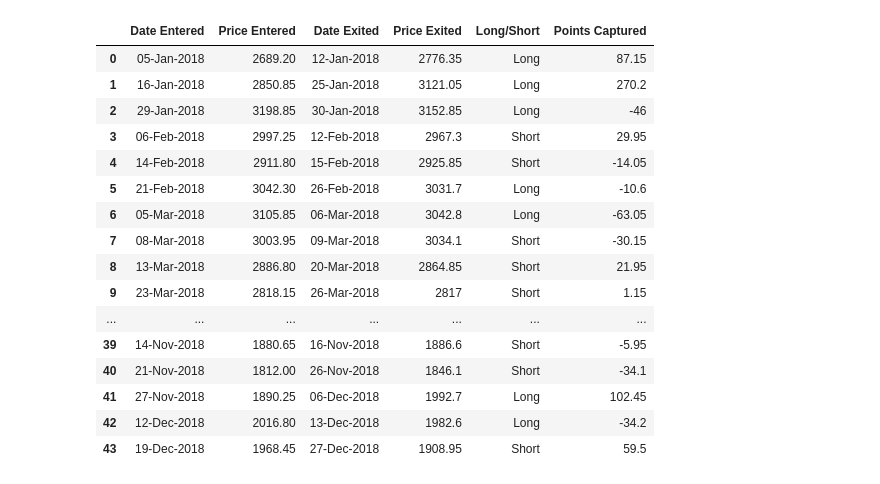
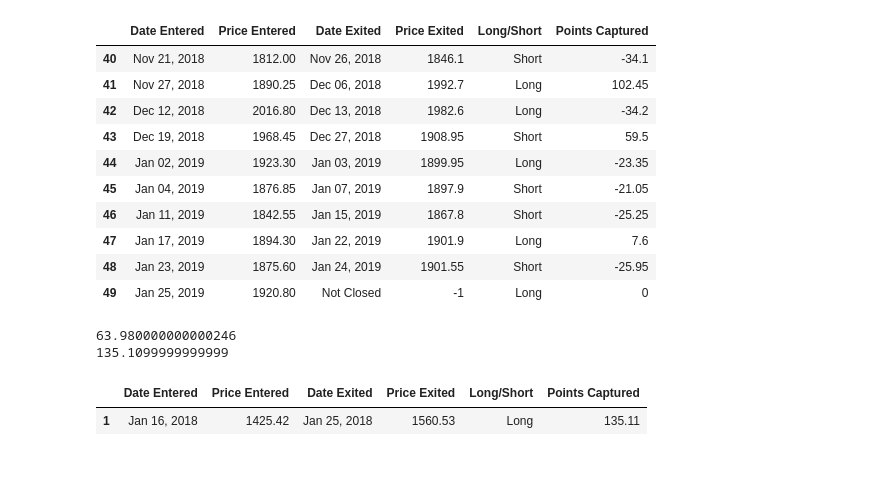
Before and after one commit to anshulgera/BreakoutSystem, a Jupyter notebook: TCS2018Analysis.ipynb, the cells around one changed output. Cells and saved outputs as stored; diff of their text form; code cells hidden in the pictures.

Commit message:
1SD vs Avg5 move on 2018 TCS Data capturing biggest losses and wins and total points captured

```diff
--- a/TCS2018Analysis.ipynb
+++ b/TCS2018Analysis.ipynb
@@ -44,0 +22,20 @@ clean_df[:10]
+# %%
+# df['Avg_high_5'] = df['High'].rolling(5).mean()
+# df['Avg_low_5'] = df['Low'].rolling(5).mean()
+# df['MV_5'] = df['Price'].rolling(5).mean()
+# Convert str to float and remove commas
+df['Price'] = df['Price'].str.replace(',','')
+df['Price'] = df['Price'].astype(float)
+df['Open'] = df['Open'].str.replace(',','')
+df['Open'] = df['Open'].astype(float)
+df['High'] = df['High'].str.replace(',','')
+df['High'] = df['High'].astype(float)
+df['Low'] = df['Low'].str.replace(',','')
+df['Low'] = df['Low'].astype(float)
+# %%
+df['Avg_high_5'] = df['High'].rolling(5).mean()
+df['Avg_low_5'] = df['Low'].rolling(5).mean()
+df['MV_5'] = df['Price'].rolling(5).mean()
+df['Avg_high_5_1Std'] = df['Avg_high_5'].rolling(5).std()
+df['Avg_low_5_1Std'] = df['Avg_low_5'].rolling(5).std()
+df[10:40]
@@ -50,60 +65,63 @@ clean_df[:10]
 # plt.plot(clean_df['MV_5'], label='MV_5')
 # plt.legend(loc=2)
 # %%
-row_count = clean_df.shape[0]
+row_count = df.shape[0]
 trades_columns = ['Date Entered', 'Price Entered', 'Date Exited', 'Price Exited', 'Long/Short', 'Points Captured']
 trade_id = 0
 
 current_trade = 0 # 0 for no position, 1 for long, -1 for short
 
 trades_df = pd.DataFrame(columns = trades_columns)
 
 for i in range(row_count):
 
-    if current_trade==0 and clean_df['Close Price'][i] > clean_df['Avg_high_5'][i]:
+    if current_trade==0 and df['Price'][i] > df['Avg_high_5'][i]:
         # Trigger Long Position
         current_trade = 1
         # Insert row with index=trade_id and data type of missing values as required
-        trades_df.loc[trade_id] = [clean_df['Date'][i], clean_df['Close Price'][i], "Not Closed", -1, 'Long', 0]
+        trades_df.loc[trade_id] = [df['Date'][i], df['Price'][i], "Not Closed", -1, 'Long', 0]
 
-    elif current_trade==0 and clean_df['Close Price'][i] < clean_df['Avg_low_5'][i]:
+    elif current_trade==0 and df['Price'][i] < df['Avg_low_5'][i]:
         # Trigger Short Position
         current_trade = -1
         # Insert row with index=trade_id and data type of missing values as required
-        trades_df.loc[trade_id] = [clean_df['Date'][i], clean_df['Close Price'][i], "Not Closed", -1, 'Short', 0]
+        trades_df.loc[trade_id] = [df['Date'][i], df['Price'][i], "Not Closed", -1, 'Short', 0]
 
-    elif current_trade==1 and clean_df['Close Price'][i] < clean_df['Avg_high_5'][i]:
+    elif current_trade==1 and df['Price'][i] < df['Avg_high_5'][i]:
         # Close Long Position
         current_trade = 0
-        trades_df.at[trade_id, 'Date Exited'] = clean_df['Date'][i]
-        trades_df.at[trade_id, 'Price Exited'] = clean_df['Close Price'][i]
+        trades_df.at[trade_id, 'Date Exited'] = df['Date'][i]
+        trades_df.at[trade_id, 'Price Exited'] = df['Price'][i]
         trades_df.at[trade_id, 'Points Captured'] = trades_df['Price Exited'][trade_id] - trades_df['Price Entered'][trade_id]
         trade_id += 1
 
-    elif current_trade==-1 and clean_df['Close Price'][i] > clean_df['Avg_low_5'][i]:
+    elif current_trade==-1 and df['Price'][i] > df['Avg_low_5'][i]:
         # Close Short Position
         current_trade = 0
-        trades_df.at[trade_id, 'Date Exited'] = clean_df['Date'][i]
-        trades_df.at[trade_id, 'Price Exited'] = clean_df['Close Price'][i]
+        trades_df.at[trade_id, 'Date Exited'] = df['Date'][i]
+        trades_df.at[trade_id, 'Price Exited'] = df['Price'][i]
         trades_df.at[trade_id, 'Points Captured'] = trades_df['Price Entered'][trade_id] - trades_df['Price Exited'][trade_id]
         trade_id += 1
 
-trades_df
+trades_df[-10:]
 # %% [output]
 |  | Date Entered | Price Entered | Date Exited | Price Exited | Long/Short | Points Captured |
-| 0 | 05-Jan-2018 | 2689.20 | 12-Jan-2018 | 2776.35 | Long | 87.15 |
-| 1 | 16-Jan-2018 | 2850.85 | 25-Jan-2018 | 3121.05 | Long | 270.2 |
-| 2 | 29-Jan-2018 | 3198.85 | 30-Jan-2018 | 3152.85 | Long | -46 |
-| 3 | 06-Feb-2018 | 2997.25 | 12-Feb-2018 | 2967.3 | Short | 29.95 |
-| 4 | 14-Feb-2018 | 2911.80 | 15-Feb-2018 | 2925.85 | Short | -14.05 |
-| 5 | 21-Feb-2018 | 3042.30 | 26-Feb-2018 | 3031.7 | Long | -10.6 |
-| 6 | 05-Mar-2018 | 3105.85 | 06-Mar-2018 | 3042.8 | Long | -63.05 |
-| 7 | 08-Mar-2018 | 3003.95 | 09-Mar-2018 | 3034.1 | Short | -30.15 |
-| 8 | 13-Mar-2018 | 2886.80 | 20-Mar-2018 | 2864.85 | Short | 21.95 |
-| 9 | 23-Mar-2018 | 2818.15 | 26-Mar-2018 | 2817 | Short | 1.15 |
-| ... | ... | ... | ... | ... | ... | ... |
-| 39 | 14-Nov-2018 | 1880.65 | 16-Nov-2018 | 1886.6 | Short | -5.95 |
-| 40 | 21-Nov-2018 | 1812.00 | 26-Nov-2018 | 1846.1 | Short | -34.1 |
-| 41 | 27-Nov-2018 | 1890.25 | 06-Dec-2018 | 1992.7 | Long | 102.45 |
-| 42 | 12-Dec-2018 | 2016.80 | 13-Dec-2018 | 1982.6 | Long | -34.2 |
-| 43 | 19-Dec-2018 | 1968.45 | 27-Dec-2018 | 1908.95 | Short | 59.5 |
+| 40 | Nov 21, 2018 | 1812.00 | Nov 26, 2018 | 1846.1 | Short | -34.1 |
+| 41 | Nov 27, 2018 | 1890.25 | Dec 06, 2018 | 1992.7 | Long | 102.45 |
+| 42 | Dec 12, 2018 | 2016.80 | Dec 13, 2018 | 1982.6 | Long | -34.2 |
+| 43 | Dec 19, 2018 | 1968.45 | Dec 27, 2018 | 1908.95 | Short | 59.5 |
+| 44 | Jan 02, 2019 | 1923.30 | Jan 03, 2019 | 1899.95 | Long | -23.35 |
+| 45 | Jan 04, 2019 | 1876.85 | Jan 07, 2019 | 1897.9 | Short | -21.05 |
+| 46 | Jan 11, 2019 | 1842.55 | Jan 15, 2019 | 1867.8 | Short | -25.25 |
+| 47 | Jan 17, 2019 | 1894.30 | Jan 22, 2019 | 1901.9 | Long | 7.6 |
+| 48 | Jan 23, 2019 | 1875.60 | Jan 24, 2019 | 1901.55 | Short | -25.95 |
+| 49 | Jan 25, 2019 | 1920.80 | Not Closed | -1 | Long | 0 |
+# %%
+print(trades_df['Points Captured'].sum())
+print(trades_df['Points Captured'].max())
+trades_df[trades_df['Points Captured']==trades_df['Points Captured'].max()]
+# %% [output]
+63.980000000000246
+135.1099999999999
+|  | Date Entered | Price Entered | Date Exited | Price Exited | Long/Short | Points Captured |
+| 1 | Jan 16, 2018 | 1425.42 | Jan 25, 2018 | 1560.53 | Long | 135.11 |
```
Also changed, not shown: parts of 8 cells of this notebook, 1 other file.
